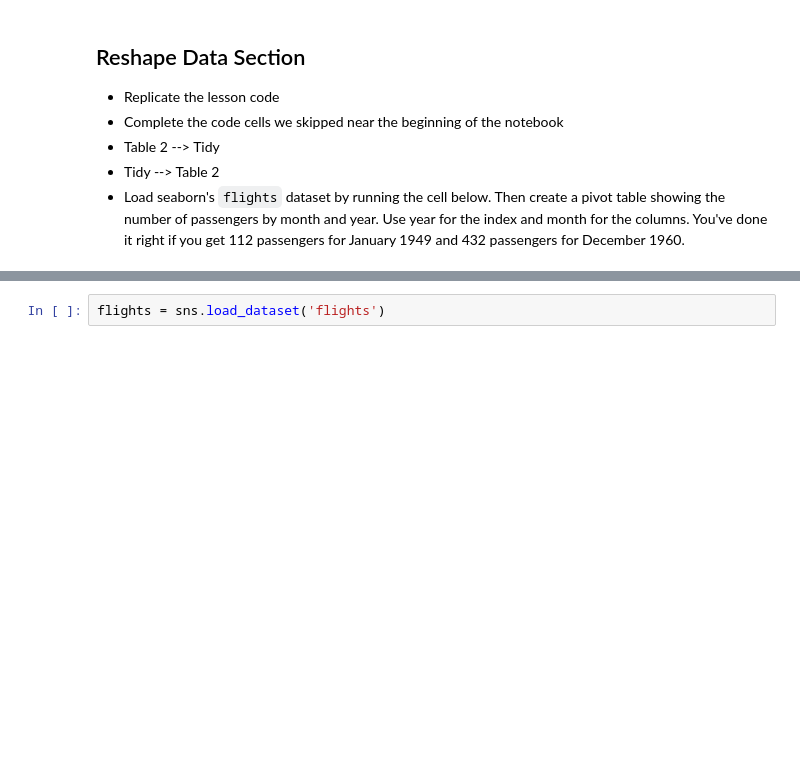
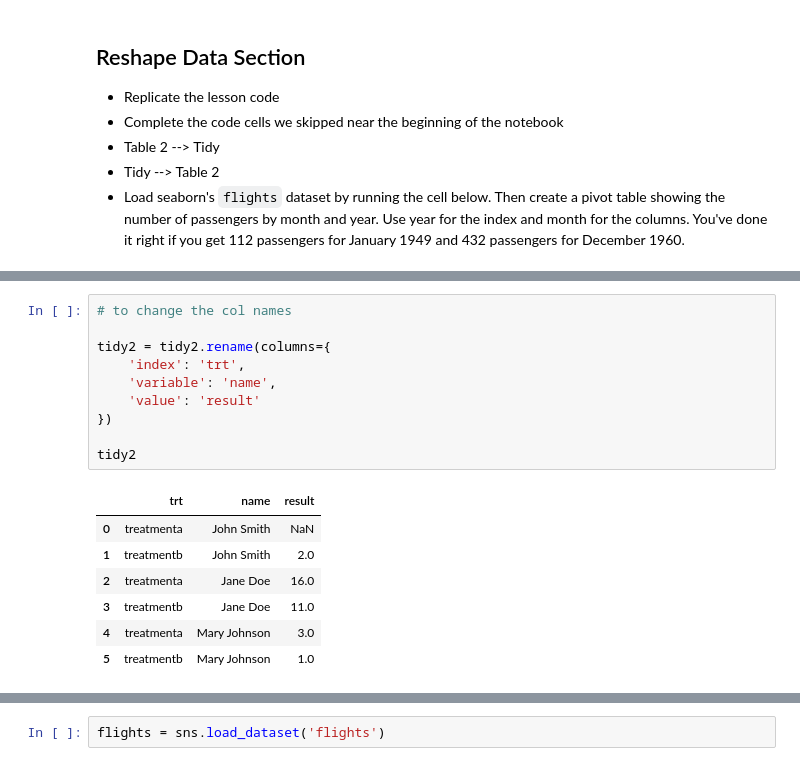
Before and after one commit to Bhavani-Rajan/DS-Unit-1-Sprint-2-Data-Wrangling-and-Storytelling, a Jupyter notebook: module1-join-and-reshape-data/LS_DS_121_Join_and_Reshape_Data_Assignment.ipynb, the cells around one changed output, grey strips where cells are left out. Cells and saved outputs as stored; diff of their text form; blank space fills up the shorter version.

```diff
--- a/module1-join-and-reshape-data/LS_DS_121_Join_and_Reshape_Data_Assignment.ipynb
+++ b/module1-join-and-reshape-data/LS_DS_121_Join_and_Reshape_Data_Assignment.ipynb
@@ -204,0 +283,18 @@ merged.head()
+# %%
+# to change the col names
+
+tidy2 = tidy2.rename(columns={
+    'index': 'trt',
+    'variable': 'name',
+    'value': 'result'
+})
+
+tidy2
+# %% [output]
+|  | trt | name | result |
+| 0 | treatmenta | John Smith | NaN |
+| 1 | treatmentb | John Smith | 2.0 |
+| 2 | treatmenta | Jane Doe | 16.0 |
+| 3 | treatmentb | Jane Doe | 11.0 |
+| 4 | treatmenta | Mary Johnson | 3.0 |
+| 5 | treatmentb | Mary Johnson | 1.0 |
```
Also changed, not shown: parts of 17 cells of this notebook.
